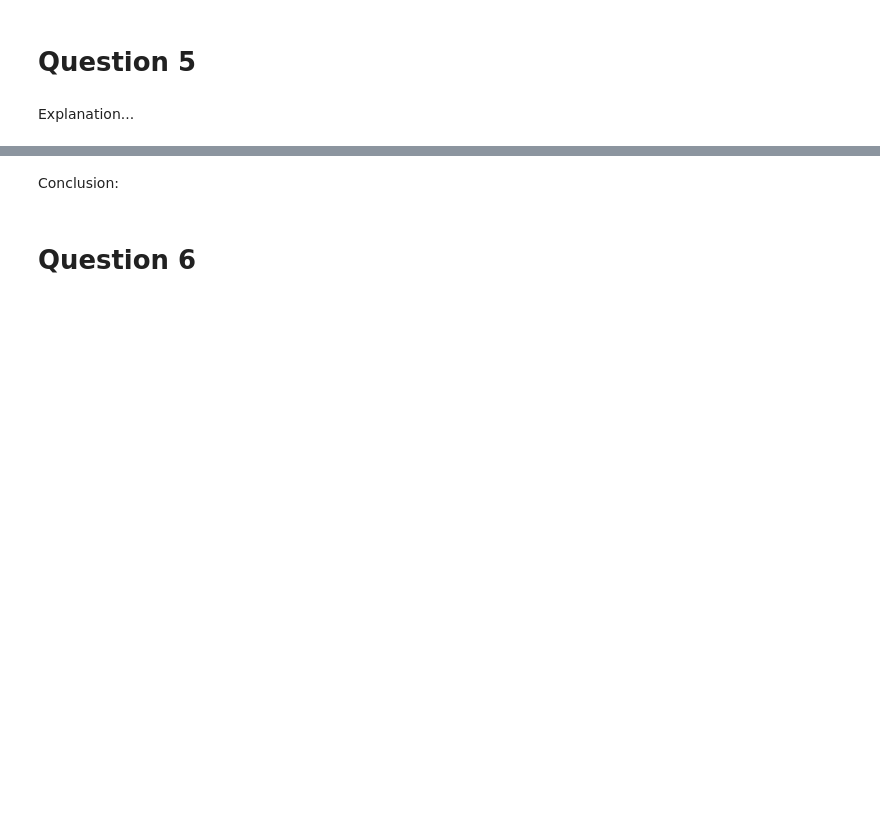
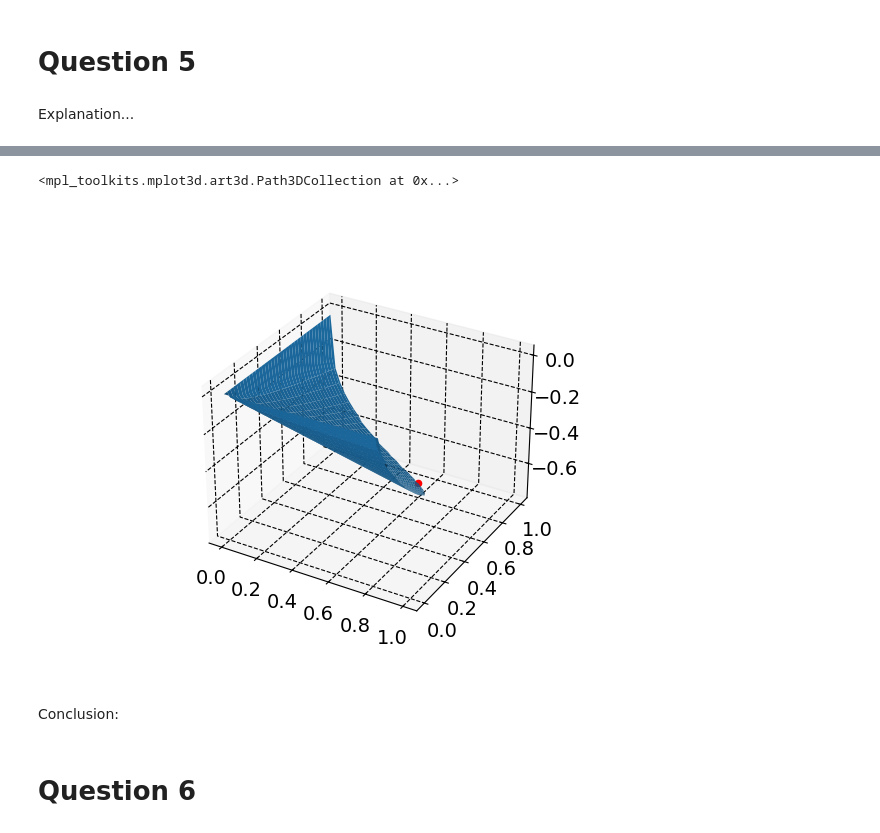
Before and after one commit to NumEconCopenhagen/projects-2024-emil-og-simon, a Jupyter notebook: inauguralproject/inauguralproject.ipynb, the cells around one changed output, grey strips where cells are left out. Drawn from its saved outputs; the diff is of its cells as text; code cells hidden in the pictures; blank space fills up the shorter version.

```diff
--- a/inauguralproject/inauguralproject.ipynb
+++ b/inauguralproject/inauguralproject.ipynb
@@ -301,0 +316,21 @@ Explanation...
+# %%
+#We want to create a 3d figure to vizualize whether, we have fount the optimal allocation for consumer A
+# First we create a mesh of combinations of utility for x1 and x2 values
+
+model = ExchangeEconomyClass()
+
+x_max = 1
+
+def objective_function(x1A, x2A):
+    return -model.utility_A(x1A, x2A)
+
+# a. Create numbers distributed evenly between 0 and x_max
+x_vec = np.linspace(0,x_max,N)
+
+# b. Create meshgrids similar to x1_values and x2_values above
+x1_mesh,x2_mesh = np.meshgrid(x_vec,x_vec,indexing='ij')
+
+print('Dimension of grid over x1 (same as x2): ', x1_mesh.shape) # Note that the grid is 2d. u_func needs 2d to calculate element by element.
+u_values_mesh = objective_function(x1_mesh, x2_mesh)
+
+print(u_values_mesh)
@@ -301,0 +378,12 @@ Explanation...
+# %%
+#We then want to store the values, where the constraint returns a positive number/holds
+
+matrix = np.ones((N,N)) + np.nan
+
+for i,x1 in enumerate(x_vec):
+    for m,x2 in enumerate(x_vec):
+        var = model.utility_B(1 - x1, 1 - x2) - model.utility_B(par.w1B, par.w2B)
+        if var > 0:
+            matrix[i,m] = True
+
+print(matrix)
@@ -301,0 +398,13 @@ Explanation...
+# %%
+u_val_const = matrix * u_values_mesh
+# %%
+#we can now plot the result we got from above
+%matplotlib widget
+fig = plt.figure() # create the figure
+ax = fig.add_subplot(1,1,1,projection='3d') # create a 3d type axis
+ax.plot_surface(x1_mesh,x2_mesh,u_val_const); # create surface plot in the axis
+ax.scatter(optimal_allocation_A[0],optimal_allocation_A[1],-model.utility_A(optimal_allocation_A[0],optimal_allocation_A[1]), color='red')
+# note: fig.add_subplot(a,b,c) creates the c'th subplot in a grid of a times b plots
+# %% [output]
+<mpl_toolkits.mplot3d.art3d.Path3DCollection at 0x...>
+[figure, added]
```
Also changed, not shown: parts of 10 cells of this notebook, 1 other file.
